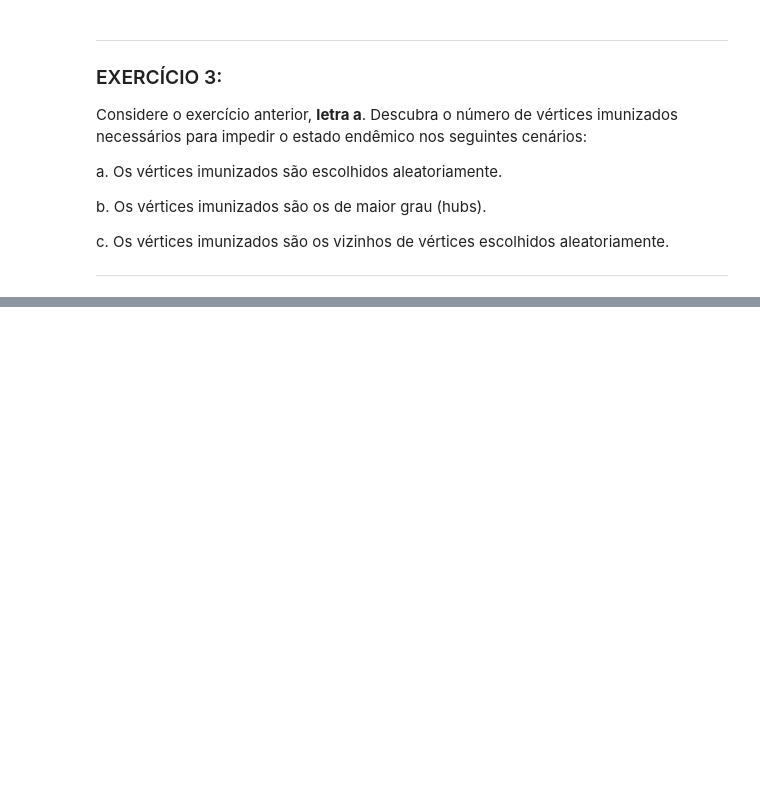
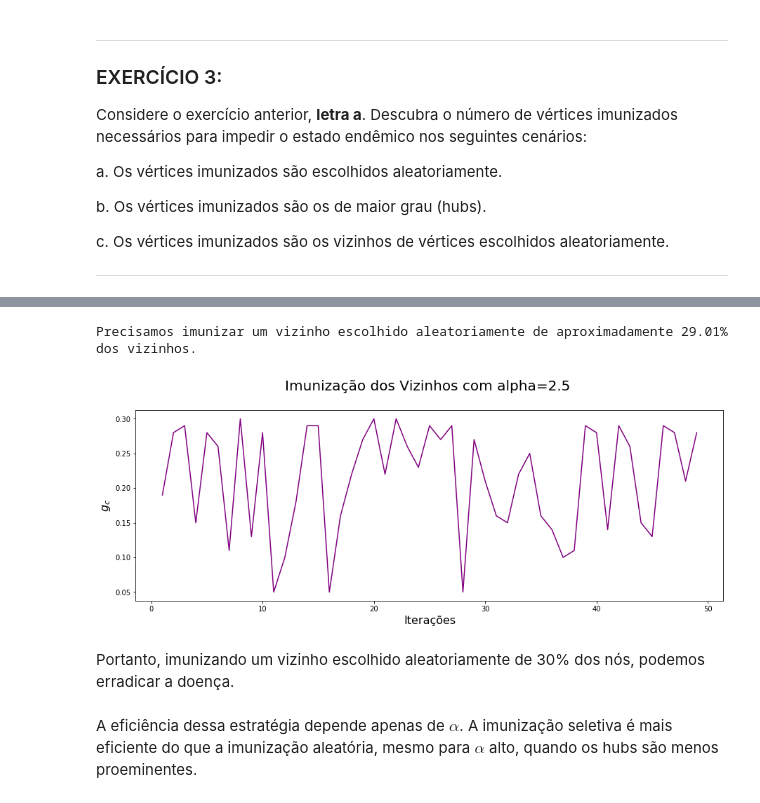
Before and after one commit to anacwagner/FGV_EMAp_Mestrado, a Jupyter notebook: Redes-Complexas-2019/Trabalho Redes - Respostas.ipynb, the cells around one changed output, grey strips where cells are left out. Cells and saved outputs as stored; diff of their text form; code cells hidden in the pictures; blank space fills up the shorter version.

```diff
--- a/Redes-Complexas-2019/Trabalho Redes - Respostas.ipynb
+++ b/Redes-Complexas-2019/Trabalho Redes - Respostas.ipynb
@@ -581,0 +737,41 @@ ___
+# %%
+def selectiveImunization(G):
+    nodes = list(G.nodes())
+    p = rnd.randint(1, max(nodes)+1)
+    group_0 = rnd.sample(nodes, p)
+    group_1 = []
+    for node in group_0:
+        neighbors = list(G.neighbors(1))
+        neighbor = rnd.sample(neighbors, 1)
+        group_1.append(neighbor[0])
+    group_1 = list(set(group_1))
+    return group_1
+# %%
+group_1 = selectiveImunization(G4)
+gc = round(len(group_1)/N*100,2)
+print('Precisamos imunizar um vizinho escolhido aleatoriamente de aproximadamente '+ str(gc) + '% dos vizinhos.')
+# %% [output]
+Precisamos imunizar um vizinho escolhido aleatoriamente de aproximadamente 29.01% dos vizinhos.
+# %%
+def simulation_selectiveImunization(G, time):
+    x = list(range(1,time))
+    y = []
+
+    for i in x:
+        group_1 = selectiveImunization(G)
+        y.append(round(len(group_1)/N,2))
+
+    plt.figure(figsize=(15, 5))
+    plt.plot(x,y, color = "purple")
+    plt.xlabel("Iterações", fontsize=16)
+    plt.ylabel('$g_c$', fontsize=16)
+    plt.title('Imunização dos Vizinhos com alpha=2.5 \n', fontsize=20)
+    plt.show()
+# %%
+simulation_selectiveImunization(G4,50)
+# %% [output]
+[figure, added]
+# %% [markdown]
+Portanto, imunizando um vizinho escolhido aleatoriamente de 30% dos nós, podemos erradicar a doença.
+# %% [markdown]
+A eficiência dessa estratégia depende apenas de $\alpha$. A imunização seletiva é mais eficiente do que a imunização aleatória, mesmo para $\alpha$ alto, quando os hubs são menos proeminentes.
```
Also changed, not shown: parts of 23 cells of this notebook.
